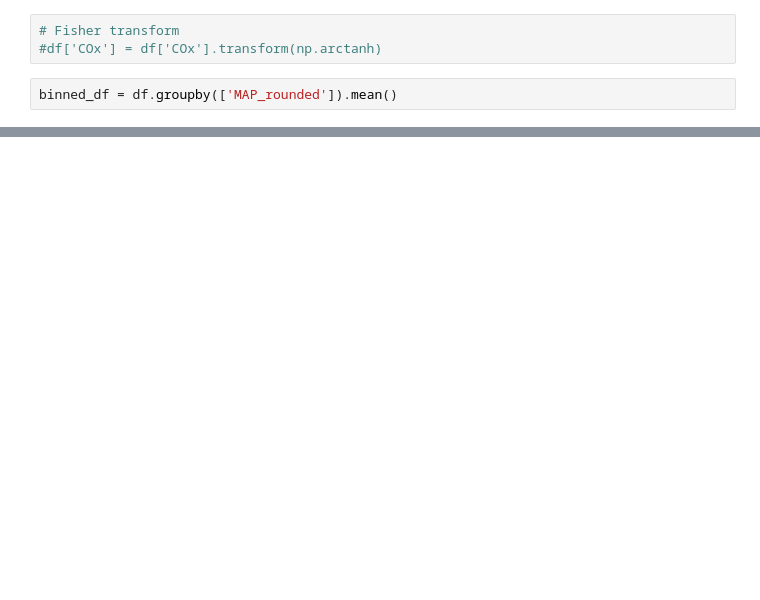
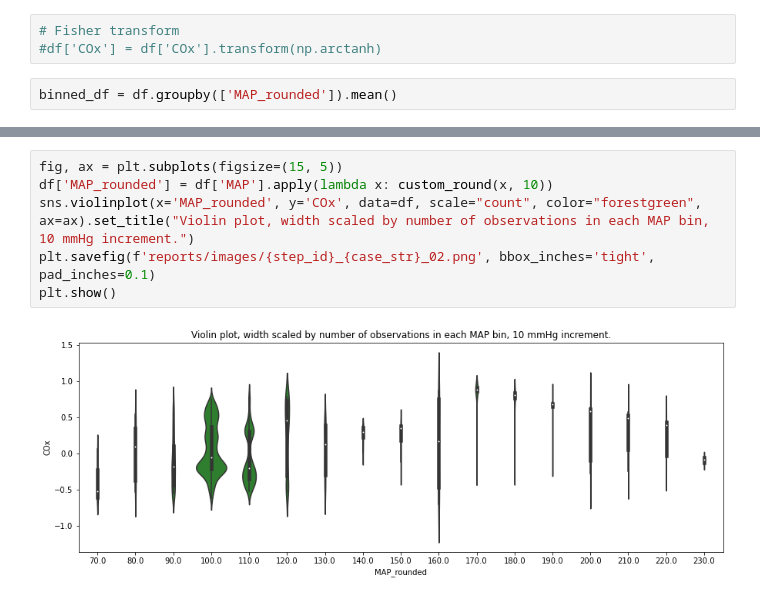
Before and after one commit to makes/bopra-cox, a Jupyter notebook: 7_cox_vs_map.ipynb, the cells around one changed output, grey strips where cells are left out. Saved outputs shown, nothing was run; the diff lists cells and outputs as text; blank space fills up the shorter version.

```diff
--- a/7_cox_vs_map.ipynb
+++ b/7_cox_vs_map.ipynb
@@ -58,0 +61,8 @@ plt.show()
+# %%
+fig, ax = plt.subplots(figsize=(15, 5))
+df['MAP_rounded'] = df['MAP'].apply(lambda x: custom_round(x, 10))
+sns.violinplot(x='MAP_rounded', y='COx', data=df, scale="count", color="forestgreen", ax=ax).set_title("Violin plot, width scaled by number of observations in each MAP bin, 10 mmHg increment.")
+plt.savefig(f'reports/images/{step_id}_{case_str}_02.png', bbox_inches='tight', pad_inches=0.1)
+plt.show()
+# %% [output]
+[figure, added]
```
Also changed, not shown: parts of 9 cells of this notebook, 18 other files.
